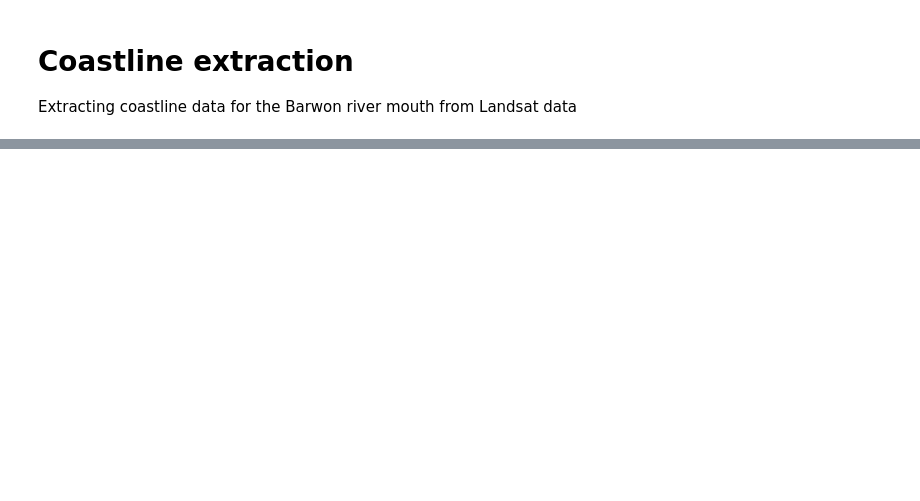
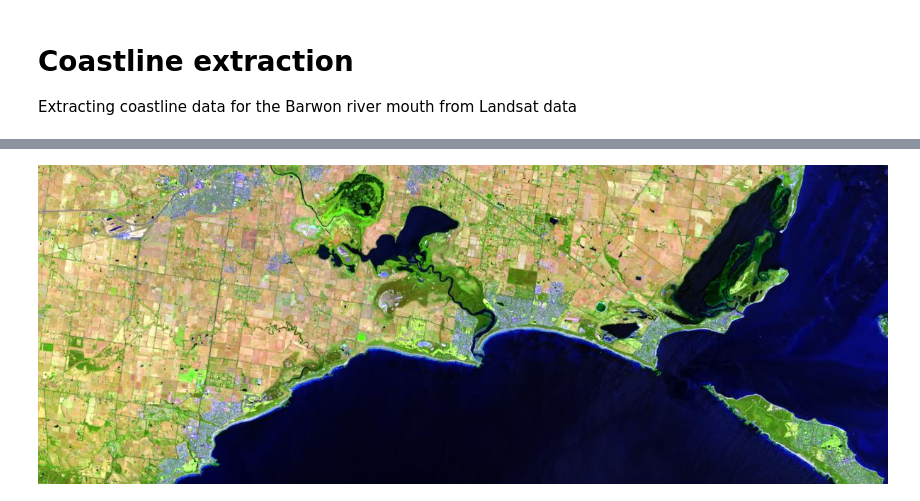
Before and after one commit to sabastianbouma/coastline_mapping, a Jupyter notebook: notebooks/01_coastline_extraction.ipynb, the cells around one changed output, grey strips where cells are left out. Cells and saved outputs as stored; diff of their text form; code cells hidden in the pictures; blank space fills up the shorter version.

```diff
--- a/notebooks/01_coastline_extraction.ipynb
+++ b/notebooks/01_coastline_extraction.ipynb
@@ -4,9 +4,13 @@ Extracting coastline data for the Barwon river mouth from Landsat data
 # %%
 import os
 import glob
+import warnings
 from zipfile import *
 
 import arcgis
+from arcgis import GIS
+from arcgis.geometry import Point, buffer
+from arcgis.features import FeatureSet
 import arcpy
 from arcpy.management import PolygonToLine
 from datetime import datetime
@@ -15,3 +19,9 @@ from arcgis.features import GeoAccessor, GeoSeriesAccessor
 from arcgis.raster.analytics import convert_raster_to_feature
 from arcgis.features.manage_data import overlay_layers
 from arcgis.raster.functions import equal_to, greater_than, greater_than_equal, clip, apply, extract_band, stretch
+
+BARWON_HEADS = (144.49, -38.27)
+WGS84 = 4326
+WEBMERCATOR = 3857
+WEBMERCATOR_LATEST = 102100
+M_ESRI = 9001
@@ -20,13 +28,3 @@ ModuleNotFoundError: No module named 'arcpy'
 # %%
-from arcgis import GIS
-
-# Replace with your university's specific ArcGIS Online URL
-# (e.g., "https://your_university.maps.arcgis.com")
-university_url = "https://curtin.maps.arcgis.com"
-
-gis = GIS("pro")
-print(f"✅ Connection Successful!")
-print(f"Logged in as: {gis.users.me.fullName}")
-
-
-# gis2 = GIS(profile="your_enterprise_profile")
+gis = GIS("home")
+gis2 = GIS('https://sabastianbouma.maps.arcgis.com', 'sabastianbouma', '18OceanGroveE2ab6214')
@@ -34,0 +31,4 @@ ImportError: The login failed because the arcpy library could not be found in yo
+# %%
+landsat_item = gis.content.get('d9b466d6a9e647ce8d1dd5fe12eb434b')
+landsat = landsat_item.layers[0]
+landsat_item
@@ -34,0 +89,12 @@ ImportError: The login failed because the arcpy library could not be found in yo
+# %%
+import pandas as pd
+from datetime import datetime
+selected = landsat.filter_by(where="(Category = 1) and (CloudCover<0.1)",
+                             time=[datetime(2014, 1, 1), datetime(2026, 12, 31)],
+                             geometry=arcgis.geometry.filters.intersects(aoi_geom))
+
+df = selected.query(out_fields="AcquisitionDate, GroupName, CloudCover, DayOfYear",
+                    order_by_fields="AcquisitionDate").sdf
+df['AcquisitionDate'] = pd.to_datetime(df['AcquisitionDate'], unit='ms')
+oid = df["OBJECTID"].tolist()
+df
@@ -34,0 +115,6 @@ ImportError: The login failed because the arcpy library could not be found in yo
+# %%
+landsat.mosaic_by(method='lock_rasters', lock_rasters=oid)
+landsat.extent = m.extent
+landsat
+# %% [output]
+[figure, added]
```
Also changed, not shown: parts of 14 cells of this notebook, 1 other file.
